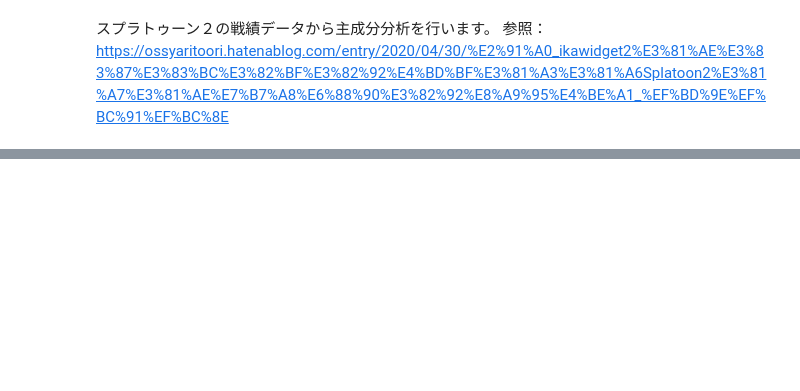
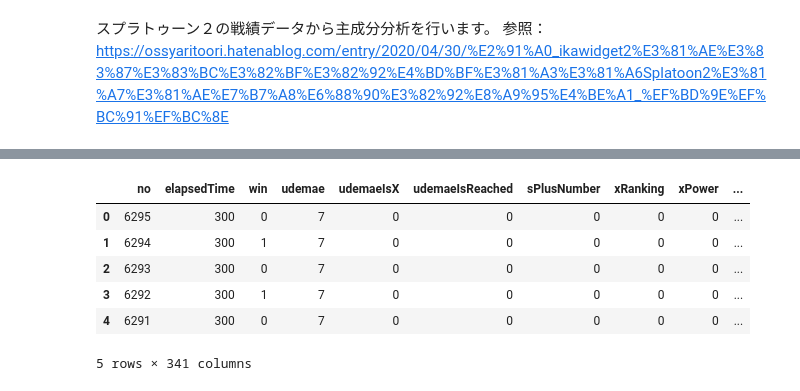
Before and after one commit to ichi-a00/google_colab, a Jupyter notebook: ikawidget2.ipynb, the cells around one changed output, grey strips where cells are left out. Cells and saved outputs as stored; diff of their text form; code cells hidden in the pictures; blank space fills up the shorter version.

```diff
--- a/ikawidget2.ipynb
+++ b/ikawidget2.ipynb
@@ -39,0 +72,11 @@ Name: alpha1AllKill, Length: 432, dtype: int64
+# %%
+data13 = csv.select_dtypes(["int64", "float64"])
+data13.head(5)
+# %% [output]
+|  | no | elapsedTime | win | udemae | udemaeIsX | udemaeIsReached | sPlusNumber | xRanking | xPower | ... |
+| 0 | 6295 | 300 | 0 | 7 | 0 | 0 | 0 | 0 | 0 | ... |
+| 1 | 6294 | 300 | 1 | 7 | 0 | 0 | 0 | 0 | 0 | ... |
+| 2 | 6293 | 300 | 0 | 7 | 0 | 0 | 0 | 0 | 0 | ... |
+| 3 | 6292 | 300 | 1 | 7 | 0 | 0 | 0 | 0 | 0 | ... |
+| 4 | 6291 | 300 | 0 | 7 | 0 | 0 | 0 | 0 | 0 | ... |
+5 rows × 341 columns
```
Also changed, not shown: parts of 18 cells of this notebook.
